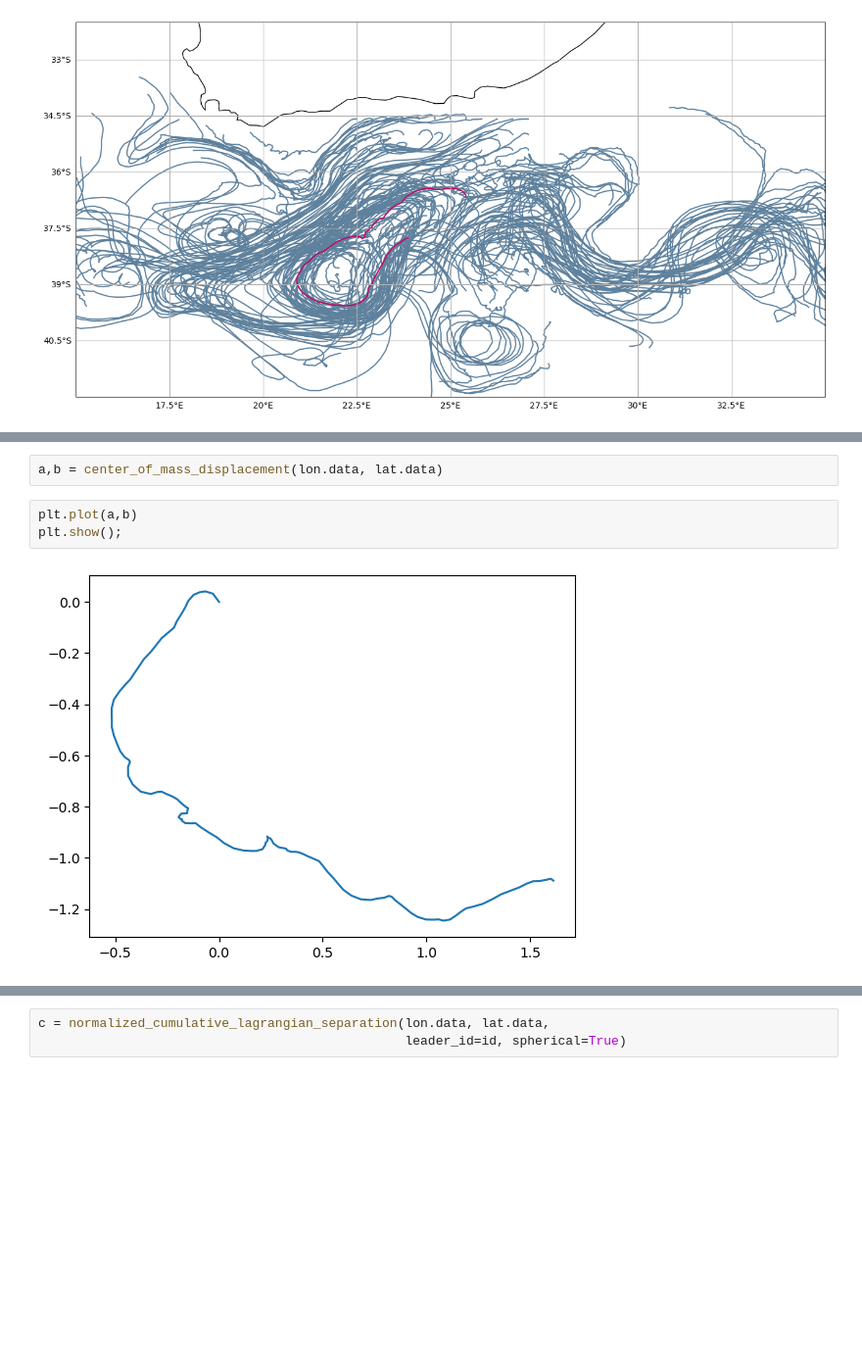
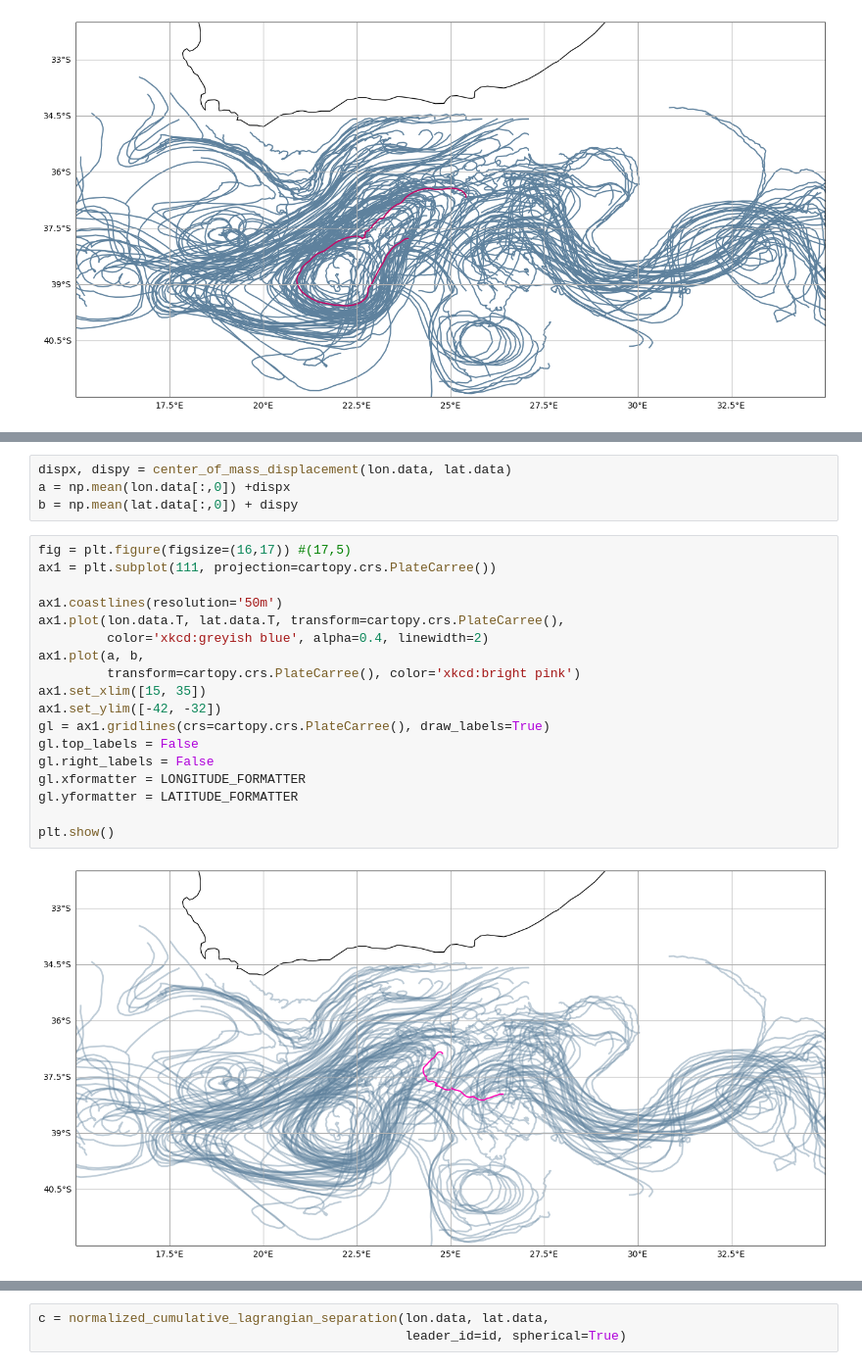
Before and after one commit to OceanParcels/Lagrangian_diags, a Jupyter notebook: docs/tutorials/flock_diagnostics.ipynb, the cells around one changed output, grey strips where cells are left out. Shown at 98% size. Cells and saved outputs as stored; diff of their text form; blank space fills up the shorter version.

```diff
--- a/docs/tutorials/flock_diagnostics.ipynb
+++ b/docs/tutorials/flock_diagnostics.ipynb
@@ -59,7 +170,24 @@ A similar spatial temporal group statistic is the . Here the
 # %%
-a,b = center_of_mass_displacement(lon.data, lat.data)
+dispx, dispy = center_of_mass_displacement(lon.data, lat.data)
+a = np.mean(lon.data[:,0]) +dispx
+b = np.mean(lat.data[:,0]) + dispy
-# %%
-plt.plot(a,b)
-plt.show();
-# %% [output]
-[figure, removed]
+# %%
+fig = plt.figure(figsize=(16,17)) #(17,5)
+ax1 = plt.subplot(111, projection=cartopy.crs.PlateCarree())
+
+ax1.coastlines(resolution='50m')
+ax1.plot(lon.data.T, lat.data.T, transform=cartopy.crs.PlateCarree(),
+         color='xkcd:greyish blue', alpha=0.4, linewidth=2)
+ax1.plot(a, b,
+         transform=cartopy.crs.PlateCarree(), color='xkcd:bright pink')
+ax1.set_xlim([15, 35])
+ax1.set_ylim([-42, -32])
+gl = ax1.gridlines(crs=cartopy.crs.PlateCarree(), draw_labels=True)
+gl.top_labels = False
+gl.right_labels = False
+gl.xformatter = LONGITUDE_FORMATTER
+gl.yformatter = LATITUDE_FORMATTER
+
+plt.show()
+# %% [output]
+[figure, added]
```
Also changed, not shown: parts of 13 cells of this notebook.
